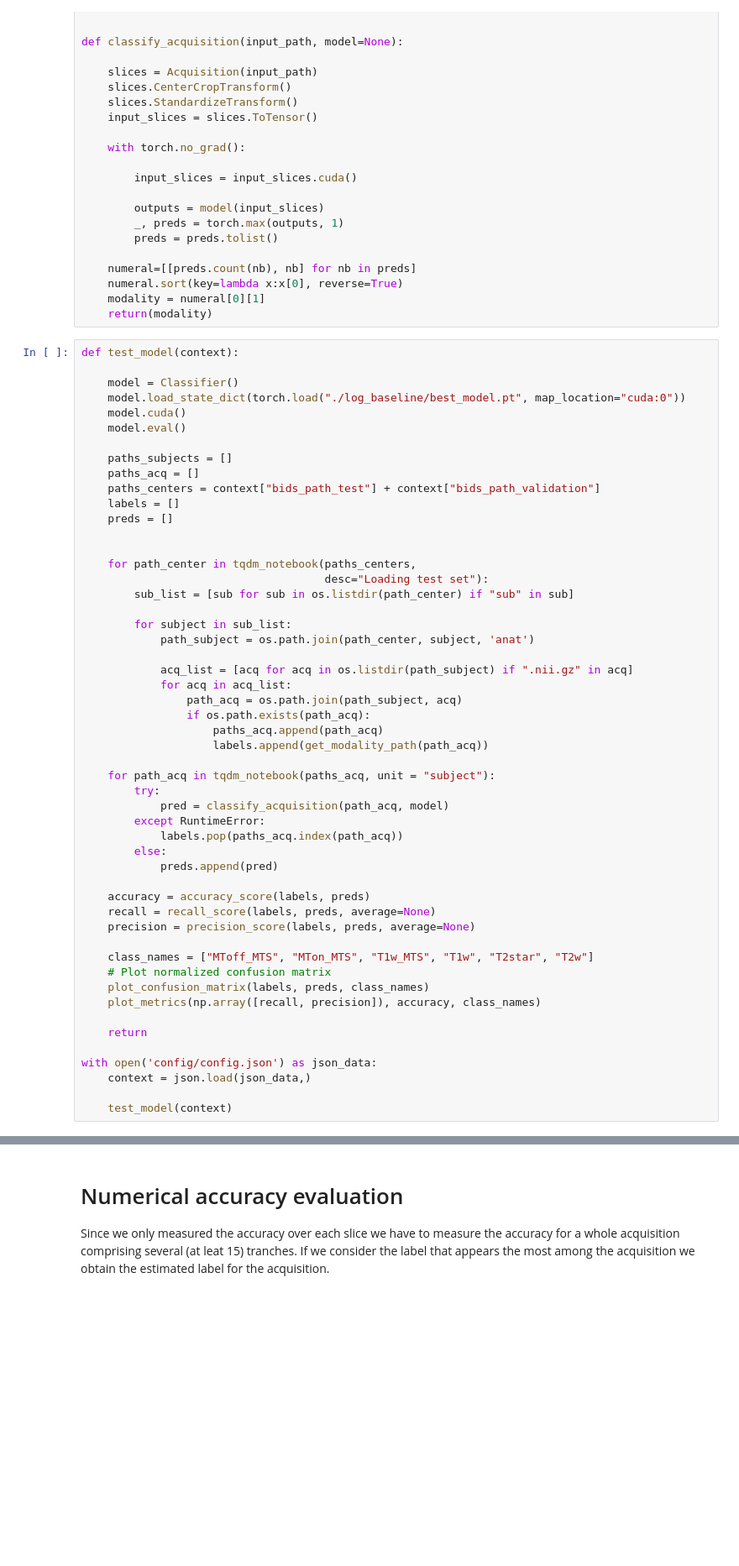
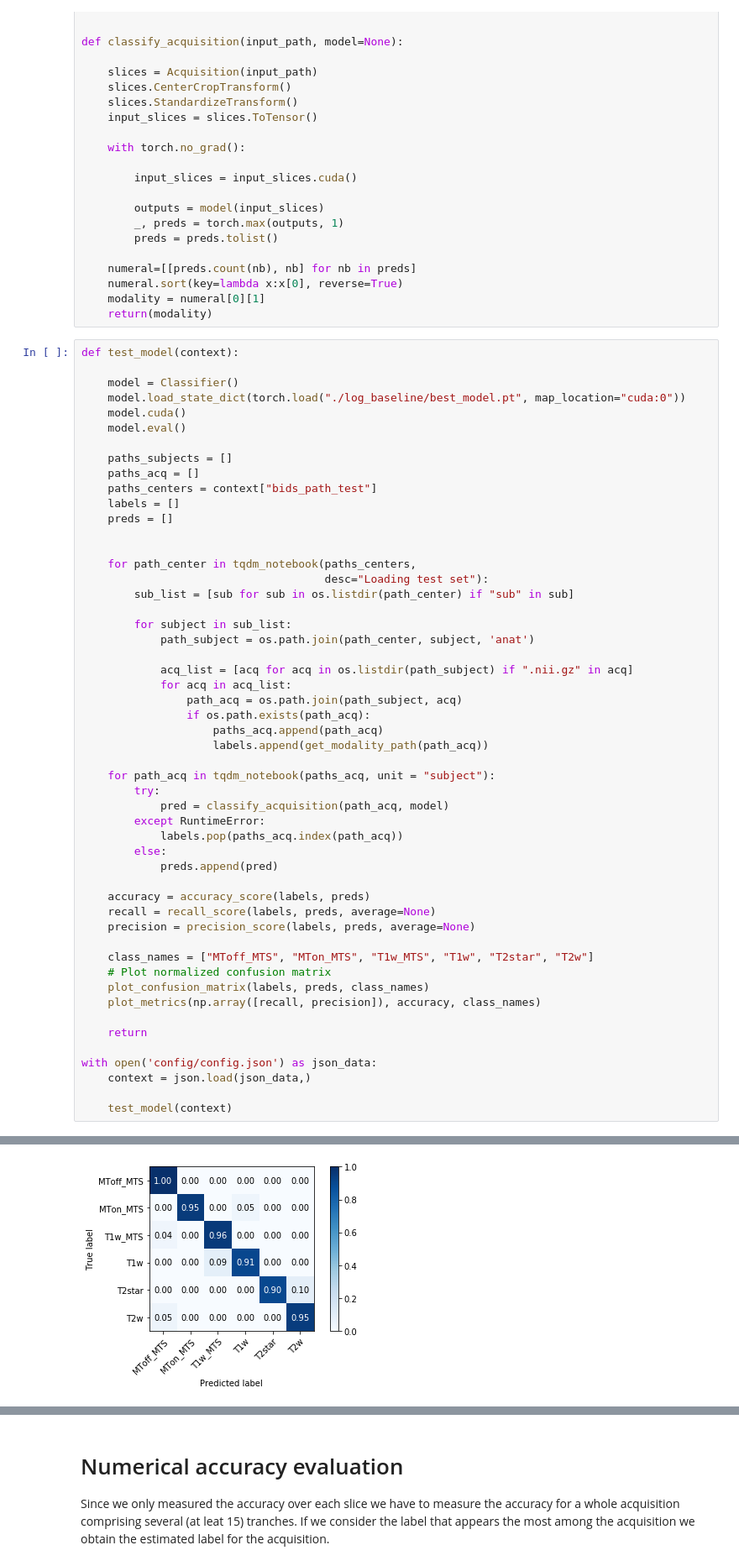
Before and after one commit to bsauty/sc_mri_dl_classifier, a Jupyter notebook: classifier_mri_modality.ipynb, the cells around one changed output, grey strips where cells are left out. Shown at 84% size. Saved outputs shown, nothing was run; the diff lists cells and outputs as text; blank space fills up the shorter version.

```diff
--- a/classifier_mri_modality.ipynb
+++ b/classifier_mri_modality.ipynb
@@ -715,7 +715,7 @@ def test_model(context):
 
     paths_subjects = []
     paths_acq = []
-    paths_centers = context["bids_path_test"] + context["bids_path_validation"]
+    paths_centers = context["bids_path_test"]
     labels = []
     preds = []
 
@@ -733,30 +733,31 @@ def test_model(context):
                 if os.path.exists(path_acq):
                     paths_acq.append(path_acq)
                     labels.append(get_modality_path(path_acq))
 
     for path_acq in tqdm_notebook(paths_acq, unit = "subject"):
         try:
             pred = classify_acquisition(path_acq, model)
         except RuntimeError:
             labels.pop(paths_acq.index(path_acq))
         else:
             preds.append(pred)
 
     accuracy = accuracy_score(labels, preds)
     recall = recall_score(labels, preds, average=None)
     precision = precision_score(labels, preds, average=None)
 
     class_names = ["MToff_MTS", "MTon_MTS", "T1w_MTS", "T1w", "T2star", "T2w"]
     # Plot normalized confusion matrix
     plot_confusion_matrix(labels, preds, class_names)
     plot_metrics(np.array([recall, precision]), accuracy, class_names)
 
     return
 
 with open('config/config.json') as json_data:
     context = json.load(json_data,)
 
     test_model(context)
 # %% [output]
 HBox(children=(IntProgress(value=0, description='Loading test set', max=4, style=ProgressStyle(description_wid…
 [interactive output not drawn]
+[figure, added]
```
Also changed, not shown: parts of 1 cell of this notebook.
